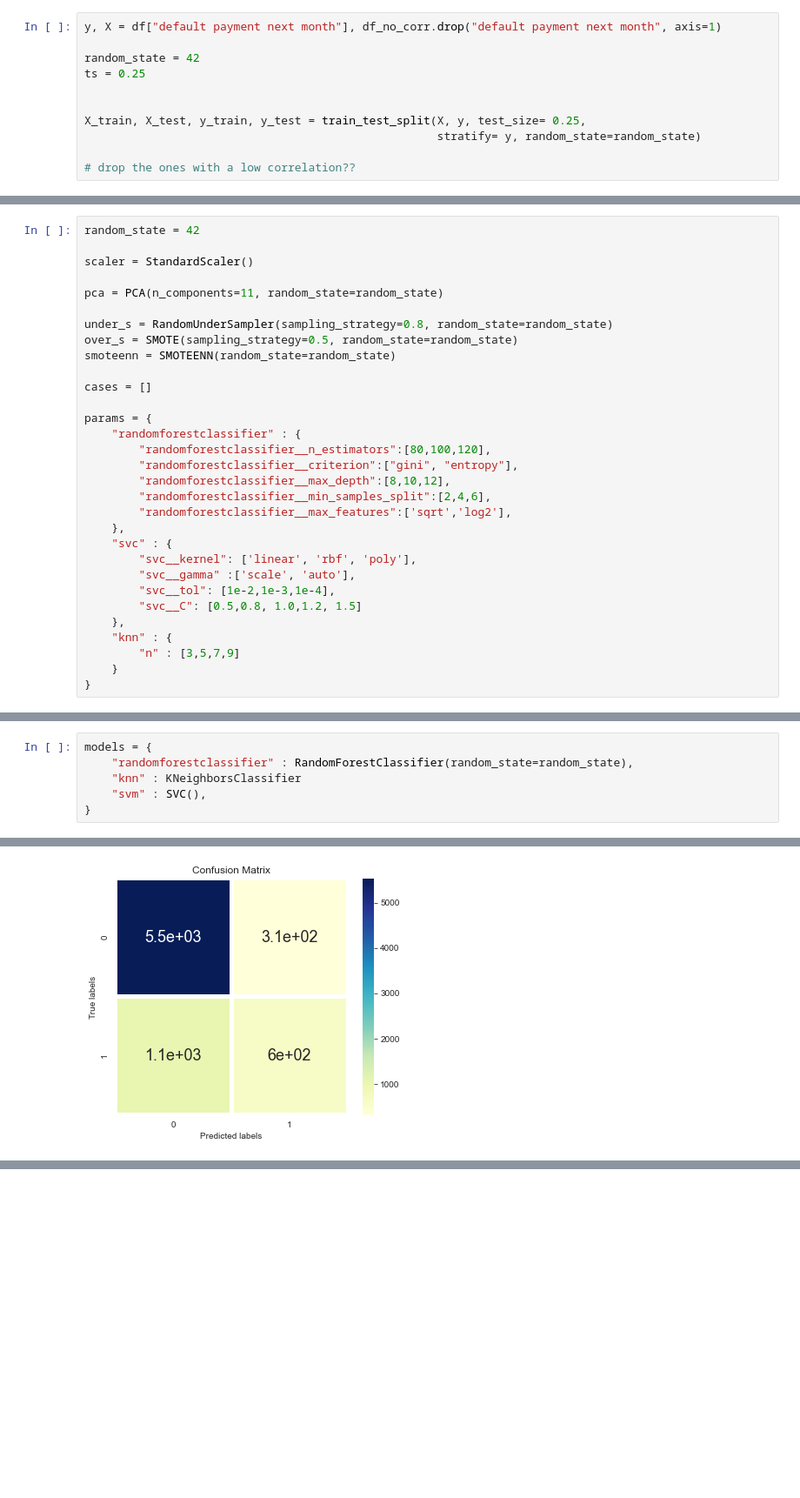
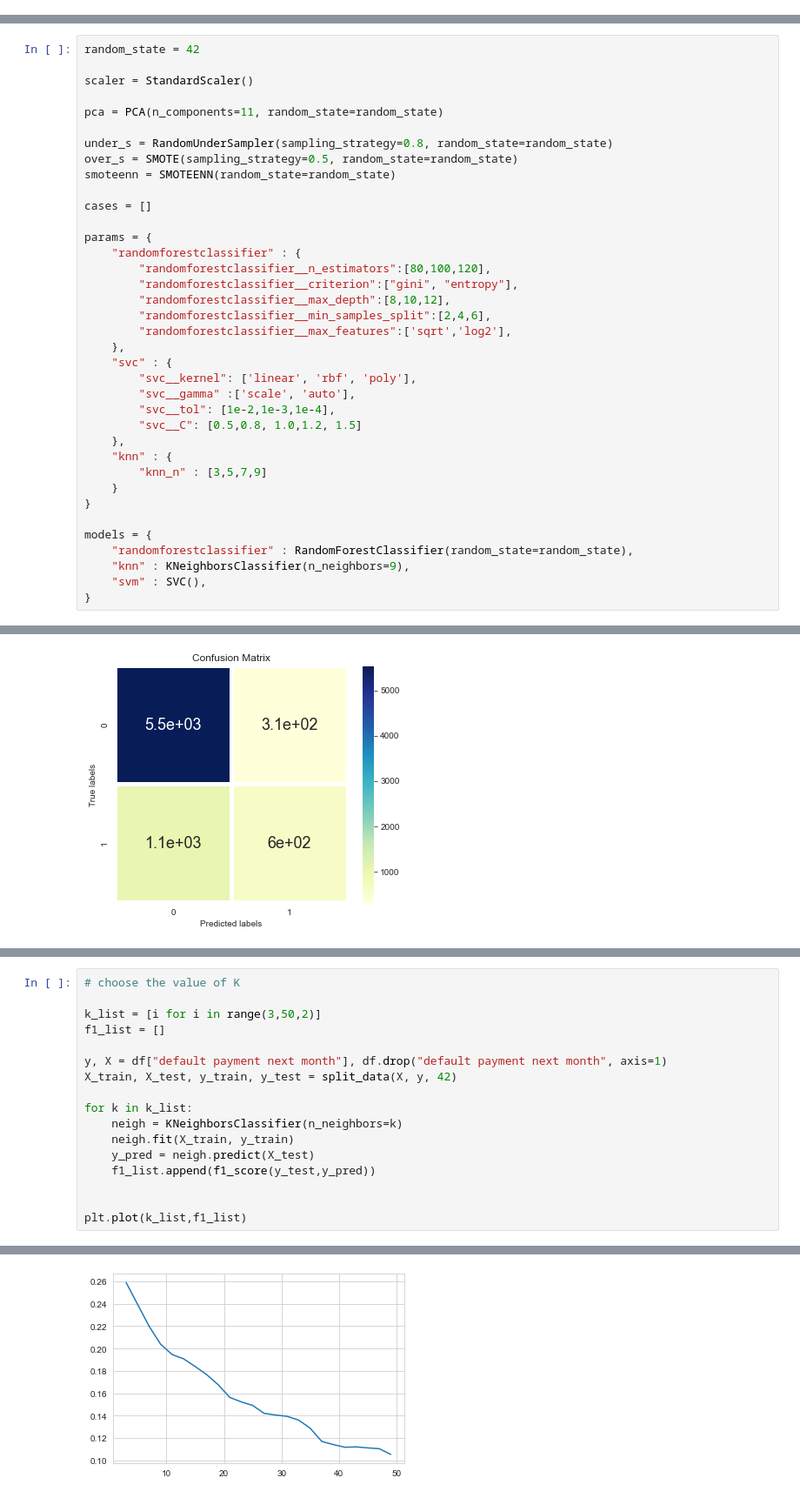
Before and after one commit to francescodisalvo05/credit-card-default, a Jupyter notebook: notebooks/Preprocessing+Models+Charts.ipynb, the cells around one changed output, grey strips where cells are left out. Shown: that part at 87% size. Saved outputs shown, nothing was run; the diff lists cells and outputs as text; blank space fills up the shorter version.

```diff
--- a/notebooks/Preprocessing+Models+Charts.ipynb
+++ b/notebooks/Preprocessing+Models+Charts.ipynb
@@ -78,11 +67,0 @@ X_train, X_test, y_train, y_test = train_test_split(X, y, test_size= 0.25,
-# %%
-y, X = df["default payment next month"], df_no_corr.drop("default payment next month", axis=1)
-
-random_state = 42
-ts = 0.25
-
-
-X_train, X_test, y_train, y_test = train_test_split(X, y, test_size= 0.25,
-                                                    stratify= y, random_state=random_state)
-
-# drop the ones with a low correlation??
@@ -191,6 +181,12 @@ params = {
         "svc__C": [0.5,0.8, 1.0,1.2, 1.5]
     },
     "knn" : {
-        "n" : [3,5,7,9]
+        "knn_n" : [3,5,7,9]
     }
 }
+
+models = {
+    "randomforestclassifier" : RandomForestClassifier(random_state=random_state),
+    "knn" : KNeighborsClassifier(n_neighbors=9),
+    "svm" : SVC(),
+}
@@ -266,6 +258,0 @@ MemoryError: Unable to allocate 1.00 GiB for an array with shape (3829, 35046) a
-# %%
-models = {
-    "randomforestclassifier" : RandomForestClassifier(random_state=random_state),
-    "knn" : KNeighborsClassifier
-    "svm" : SVC(),
-}
@@ -315,0 +338,18 @@ Pipeline(steps=[('standardscaler', StandardScaler()),
+# %%
+# choose the value of K
+
+k_list = [i for i in range(3,50,2)]
+f1_list = []
+
+y, X = df["default payment next month"], df.drop("default payment next month", axis=1)
+X_train, X_test, y_train, y_test = split_data(X, y, 42)
+
+for k in k_list:
+    neigh = KNeighborsClassifier(n_neighbors=k)
+    neigh.fit(X_train, y_train)
+    y_pred = neigh.predict(X_test)
+    f1_list.append(f1_score(y_test,y_pred))
+
+
+plt.plot(k_list,f1_list)
+# %% [output]
@@ -315,0 +357 @@ Pipeline(steps=[('standardscaler', StandardScaler()),
+[figure, added]
```
Also changed, not shown: parts of 17 cells of this notebook.
